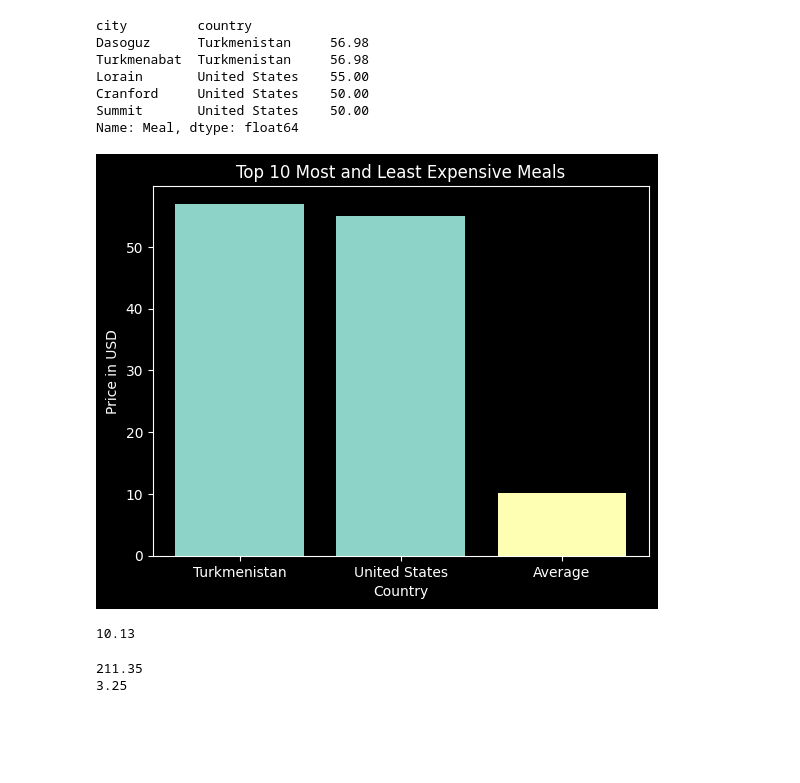
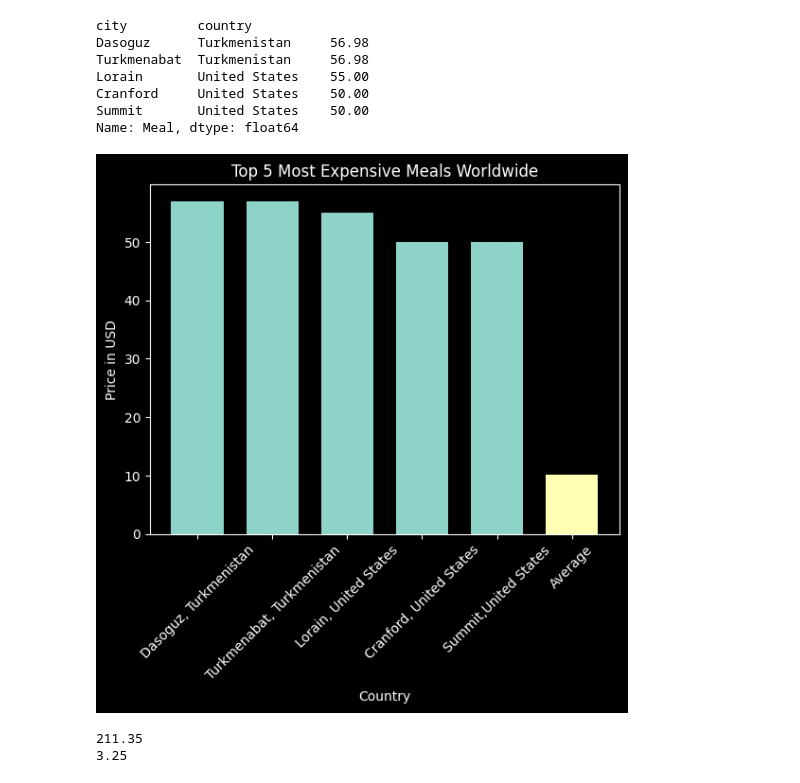
Before and after one commit to Reed-Carter/Global-Cost-of-Living, a Jupyter notebook: phil-project.ipynb, the cells around one changed output. Cells and saved outputs as stored; diff of their text form; code cells hidden in the pictures; blank space fills up the shorter version.

Commit message:
create bar graph for meal column.

```diff
--- a/phil-project.ipynb
+++ b/phil-project.ipynb
@@ -155,0 +164,17 @@ bottom_5_meal_location = ['Pakistan', 'Pakistan', 'Pakistan', 'India', 'India']
+# %%
+# Create bar graph
+plt.style.use('dark_background')
+
+plt.title('Top 5 Most Expensive Meals Worldwide')
+
+bar_width = 0.7
+
+plt.bar(bottom_5_meal_location, bottom_5_meal_values, width=bar_width)
+plt.bar('Average', meal_average, width=bar_width)
+plt.xticks(rotation=45)
+
+
+plt.xlabel('Country')
+plt.ylabel('Price in USD')
+
+plt.show()
@@ -166,32 +193,26 @@ Summit       United States    50.00
 Name: Meal, dtype: float64
 # %%
 top_5_meal_values = [56.98, 56.98, 55.00, 50.00, 50.00]
-top_5_meal_locations = ['Turkmenistan', 'Turkmenistan', 'United States', 'United States', 'United States']
+top_5_meal_locations = ['Dasoguz, Turkmenistan', ' Turkmenabat, Turkmenistan', 'Lorain, United States', 'Cranford, United States', 'Summit,United States']
 # %%
 # Create bar graph
 plt.style.use('dark_background')
 
-plt.title('Top 10 Most and Least Expensive Meals')
+plt.title('Top 5 Most Expensive Meals Worldwide')
 
-plt.bar(top_5_meal_locations, top_5_meal_values)
-# plt.bar(bottom_5_meal_location, bottom_5_meal_values)
-# plt.bar('Turkmenistan',)
-plt.bar('Average', meal_average)
+bar_width = 0.7
+
+plt.bar(top_5_meal_locations, top_5_meal_values, width=bar_width)
+plt.bar('Average', meal_average, width=bar_width)
+plt.xticks(rotation=45)
+
 
 plt.xlabel('Country')
 plt.ylabel('Price in USD')
 
 plt.show()
 # %% [output]
-[figure, old version]
+[figure, new version]
-# %%
-# Find average of the meal column
-meal_len = cost_of_living.Meal.count()
-meal_sum = cost_of_living.Meal.sum()
-meal_average = round(meal_sum/meal_len, 2)
-print(meal_average)
-# %% [output]
-10.13
 # %%
 # Find max and min values for meal for 2 column
 max_meal_for_2 = cost_of_living.Meal_For_2.max()
```
Also changed, not shown: parts of 3 cells of this notebook.
